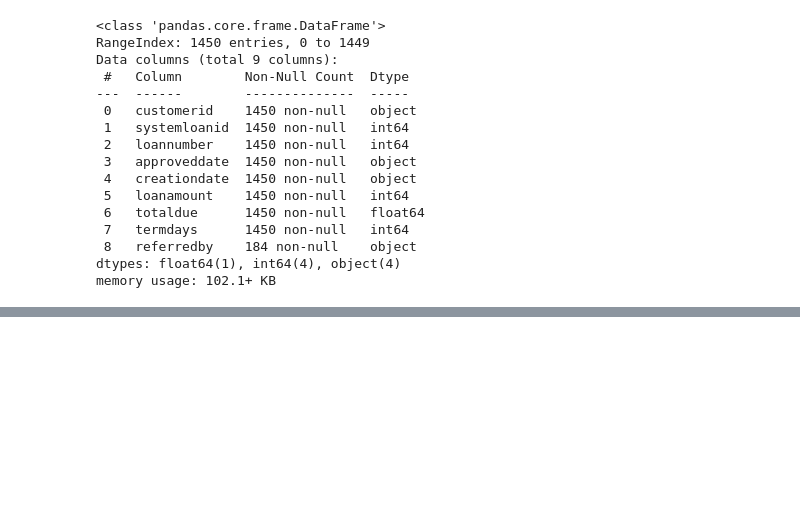
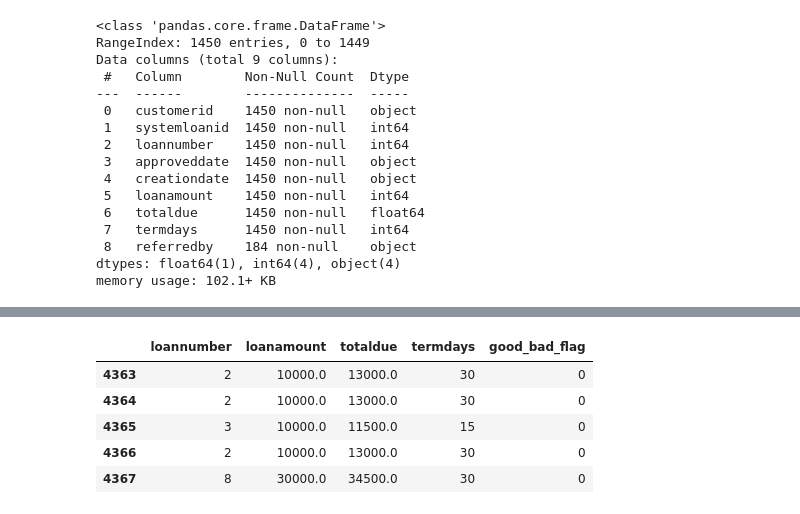
Before and after one commit to ajvilleg/teach-zindi-loan-default-prediction-challenge, a Jupyter notebook: loan_default_prediction.ipynb, the cells around one changed output, grey strips where cells are left out. Cells and saved outputs as stored; diff of their text form; code cells hidden in the pictures; blank space fills up the shorter version.

```diff
--- a/loan_default_prediction.ipynb
+++ b/loan_default_prediction.ipynb
@@ -114,0 +126,9 @@ memory usage: 102.1+ KB
+# %%
+train_df.tail()
+# %% [output]
+|  | loannumber | loanamount | totaldue | termdays | good_bad_flag |
+| 4363 | 2 | 10000.0 | 13000.0 | 30 | 0 |
+| 4364 | 2 | 10000.0 | 13000.0 | 30 | 0 |
+| 4365 | 3 | 10000.0 | 11500.0 | 15 | 0 |
+| 4366 | 2 | 10000.0 | 13000.0 | 30 | 0 |
+| 4367 | 8 | 30000.0 | 34500.0 | 30 | 0 |
```
Also changed, not shown: parts of 20 cells of this notebook.
